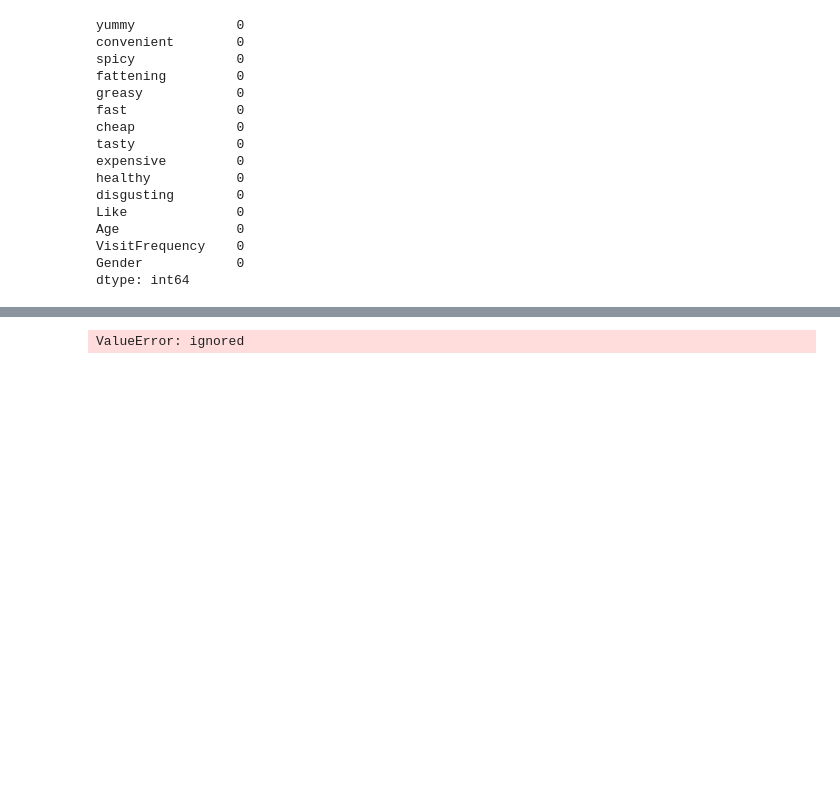
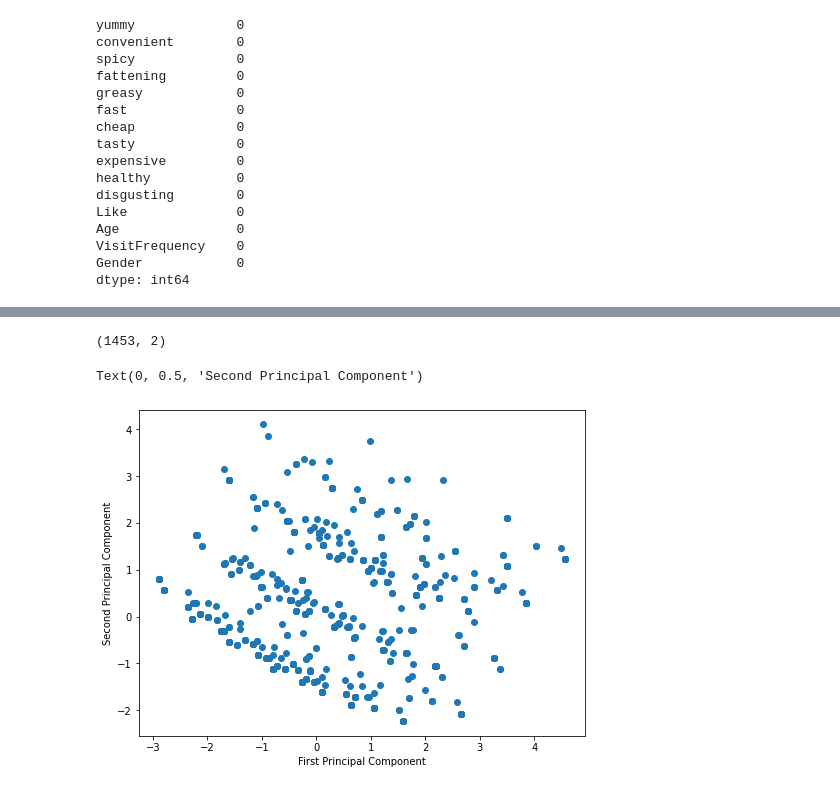
Before and after one commit to sushant8525/McDonalds-case-study, a Jupyter notebook: fast_food.ipynb, the cells around one changed output, grey strips where cells are left out. Cells and saved outputs as stored; diff of their text form; code cells hidden in the pictures; blank space fills up the shorter version.

```diff
--- a/fast_food.ipynb
+++ b/fast_food.ipynb
@@ -157,0 +158,4 @@ data.head()
+# %%
+df = pd.DataFrame(data)
+Df = df.drop(['Like','Age','VisitFrequency','Gender'], axis = 1)
+Df.head()
@@ -164,8 +175,8 @@ from sklearn.preprocessing import StandardScaler
 scalar = StandardScaler()
 
 # fitting
-scalar.fit(df)
-scaled_data = scalar.transform(df)
+scalar.fit(Df)
+scaled_data = scalar.transform(Df)
 
 # Importing PCA
 from sklearn.decomposition import PCA
@@ -177,4 +188,16 @@ x_pca = pca.transform(scaled_data)
 
 x_pca.shape
 # %% [output]
-ValueError: ignored
+(1453, 2)
+# %%
+# giving a larger plot
+plt.figure(figsize =(8, 6))
+
+plt.scatter(x_pca[:, 0], x_pca[:, 1])
+
+# labeling x and y axes
+plt.xlabel('First Principal Component')
+plt.ylabel('Second Principal Component')
+# %% [output]
+Text(0, 0.5, 'Second Principal Component')
+[figure, added]
```
Also changed, not shown: parts of 2 cells of this notebook.
